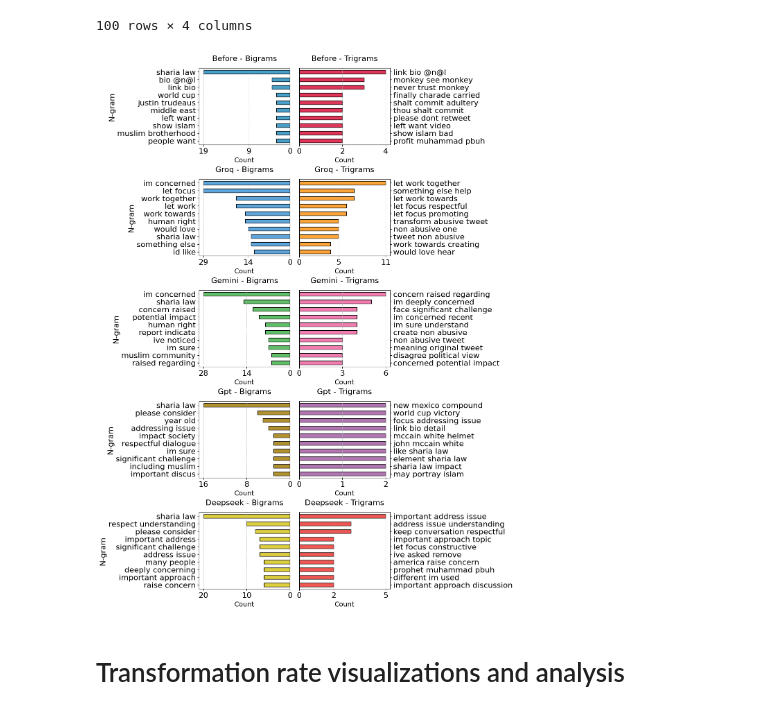
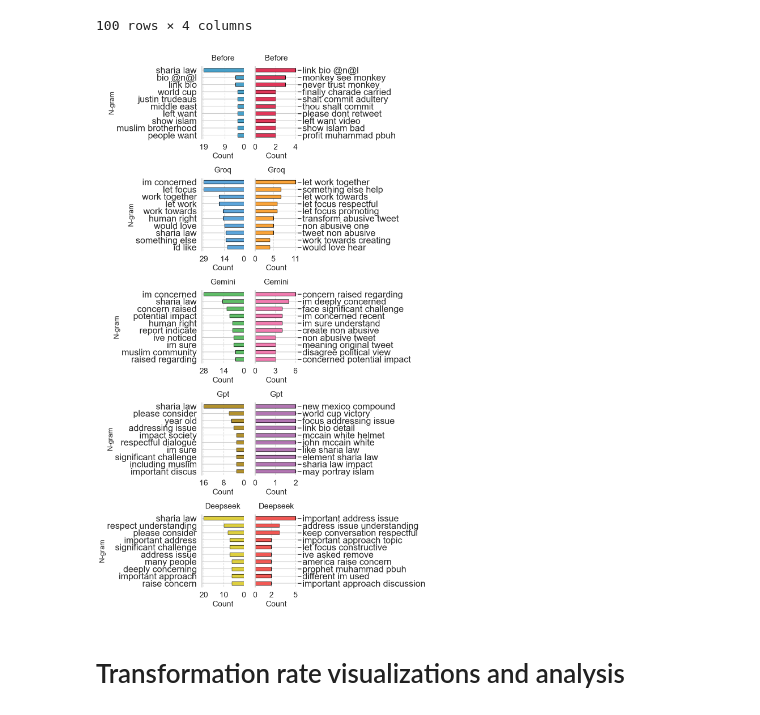
Before and after one commit to pinglainstitute/LLM-reviewtransformation, a Jupyter notebook: Notebooks/Twitter/twitter_transform.ipynb, the cells around one changed output. Saved outputs shown, nothing was run; the diff lists cells and outputs as text; code cells hidden in the pictures.

```diff
--- a/Notebooks/Twitter/twitter_transform.ipynb
+++ b/Notebooks/Twitter/twitter_transform.ipynb
@@ -30,4 +30,9 @@ nltk.download('stopwords')
 True
+# %%
+# set sns plot
+sns.set_theme()
+sns.set_theme(style="whitegrid")
+sns.set_context("talk")
 # %%
 env_path = Path("../../.env")
 load_dotenv(dotenv_path=env_path)  # set env for apis
@@ -625,17 +631,18 @@ keyword_df = keyword_df.rename(columns={"hate_keyword_before": "Original", "hate
 # %%
 keyword_long = keyword_df.melt(var_name="category", value_name="label")
 # %%
-sns.set_palette("Set2")
+cols = ["blue", "red"]
 plt.figure(figsize=(8, 6))
 
-ax = sns.countplot(data=keyword_long, x="category", hue="label", dodge=True)
+ax = sns.countplot(data=keyword_long, x="category", hue="label", palette=cols, dodge=True, alpha=.6)
+sns.despine(left=True)
 
-plt.xlabel("", fontsize=12)
+plt.xlabel("", fontsize=15)
 plt.ylabel("Count", fontsize=15)
 
-ax.tick_params(axis='x', labelsize=14)
-ax.tick_params(axis='y', labelsize=14)
-
+ax.tick_params(axis='x', labelsize=15)
+ax.tick_params(axis='y', labelsize=15)
+ax.tick_params(labelcolor="black", labelsize="medium", width=0)
 handles, labels = ax.get_legend_handles_labels()
 plt.legend(handles, ['No hate', 'Hate'], loc='upper left', bbox_to_anchor=(1, 1), frameon=True, fontsize=13)
 
@@ -801,40 +811,50 @@ def make_ngram_plot(df_ngrams): # function to make a subplot of before and the t
     }
 
     plt.rcParams.update({'font.size': 16})  # Increase font size globally
 
-    fig, axes = plt.subplots(5, 2, figsize=(12, 16), constrained_layout=True)  # Increase figure size & use constrained layout
+    fig, axes = plt.subplots(5, 2, figsize=(12, 20), constrained_layout=True)
 
     for i, model in enumerate(models):
         bigram = df_ngrams[(df_ngrams['Model'] == model) & (df_ngrams['N'] == 2)]
         trigram = df_ngrams[(df_ngrams['Model'] == model) & (df_ngrams['N'] == 3)]
         bigram_sorted = bigram.sort_values('Count', ascending=True)
         bigram_sorted.plot.barh(
             x='N-gram', y='Count', ax=axes[i, 0], color=model_colors[model][0], legend=False, **barstyle)
-        axes[i, 0].set_xlabel("Count", fontsize=14)
+        axes[i, 0].set_xlabel("Count", fontsize=20)
         axes[i, 0].invert_xaxis()
         axes[i, 0].grid(True, axis='x', linestyle='--', alpha=0.7)
-        axes[i, 0].set_title(f"{model.capitalize()} - Bigrams", fontsize=16, pad=15)  # add padding so the titles don't overlap
+
+        axes[i, 0].tick_params(axis='y', which='major', labelsize=23)
+        axes[i, 0].tick_params(axis='x', which='major', labelsize=20)
+
+        axes[i, 0].set_title(f"{model.capitalize()}", fontsize=20, pad=15)
+
 
         x_ticks = np.linspace(0, bigram_sorted['Count'].max(), num=3) # set more ticks
         axes[i, 0].set_xticks(x_ticks.astype(int))
 
         trigram_sorted = trigram.sort_values('Count', ascending=True)
         trigram_sorted.plot.barh(
             x='N-gram', y='Count', ax=axes[i, 1], color=model_colors[model][1], legend=False, **barstyle)
-        axes[i, 1].set_xlabel("Count", fontsize=14)
+        axes[i, 1].set_xlabel("Count", fontsize=20)
         axes[i, 1].yaxis.set_tick_params(left=False, labelleft=False, right=True, labelright=True)
-        axes[i, 1].set_ylabel("", fontsize=14)
+        axes[i, 1].set_ylabel("")
         axes[i, 1].grid(True, axis='x', linestyle='--', alpha=0.7)
-        axes[i, 1].set_title(f"{model.capitalize()} - Trigrams", fontsize=16, pad=15)  # add padding so the titles don't overlap
+        axes[i, 1].tick_params(axis='y', which='major', labelsize=23)
+        axes[i, 1].tick_params(axis='x', which='major', labelsize=20)
+
+        axes[i, 1].set_title(f"{model.capitalize()}", fontsize=20, pad=15)
 
         x_ticks = np.linspace(0, trigram_sorted['Count'].max(), num=3) # more ticks
         axes[i, 1].set_xticks(x_ticks.astype(int))
 
+        sns.despine(bottom=True)
+    plt.tight_layout()
     plt.show()
 
 make_ngram_plot(df_ngrams)
 # %% [output]
-[figure, old version]
+[figure, new version]
 # %% [markdown]
 # Transformation rate visualizations and analysis
 # %%
```
Also changed, not shown: parts of 10 cells of this notebook, 11 other files.
